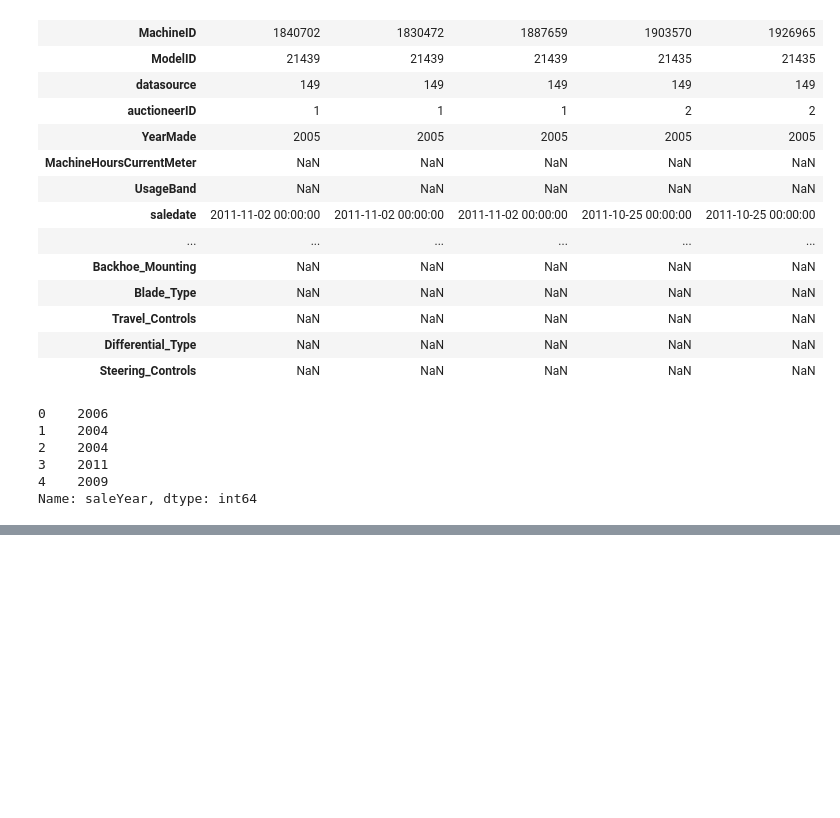
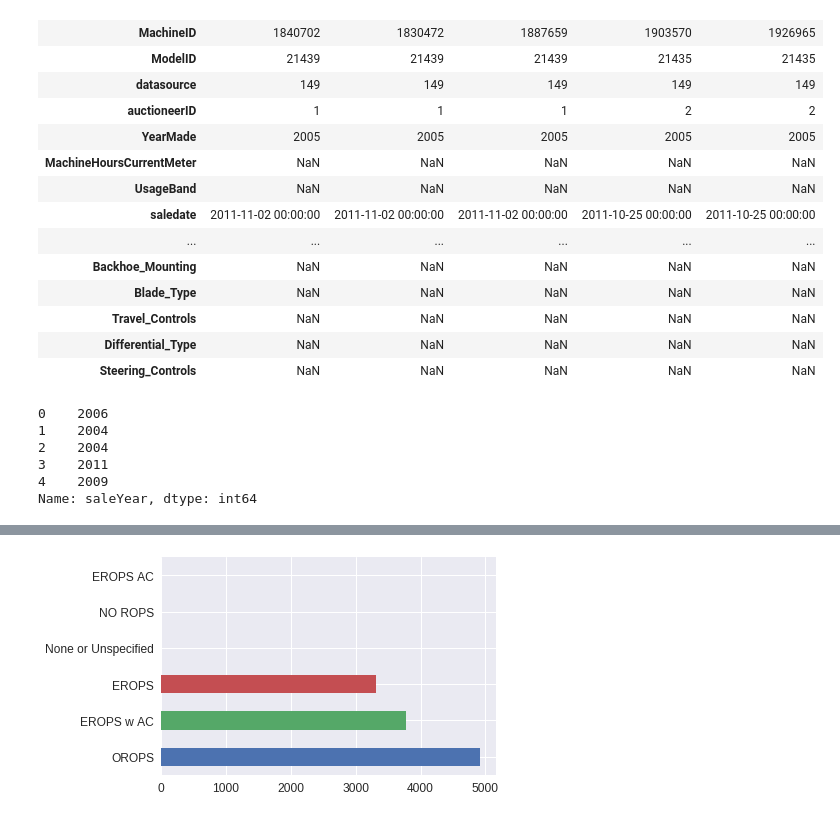
Before and after one commit to ssttv/ml-resources, a Jupyter notebook: fastai_rf_interpretation.ipynb, the cells around one changed output, grey strips where cells are left out. Saved outputs shown, nothing was run; the diff lists cells and outputs as text; code cells hidden in the pictures; blank space fills up the shorter version.

```diff
--- a/fastai_rf_interpretation.ipynb
+++ b/fastai_rf_interpretation.ipynb
@@ -136,0 +161,7 @@ def print_score(m):
+# %%
+x = raw_valid.copy()
+x['pred_std'] = np.std(preds, axis=0)
+x['pred'] = np.mean(preds, axis=0)
+x.Enclosure.value_counts().plot.barh();
+# %% [output]
+[figure, added]
```
Also changed, not shown: parts of 10 cells of this notebook.
